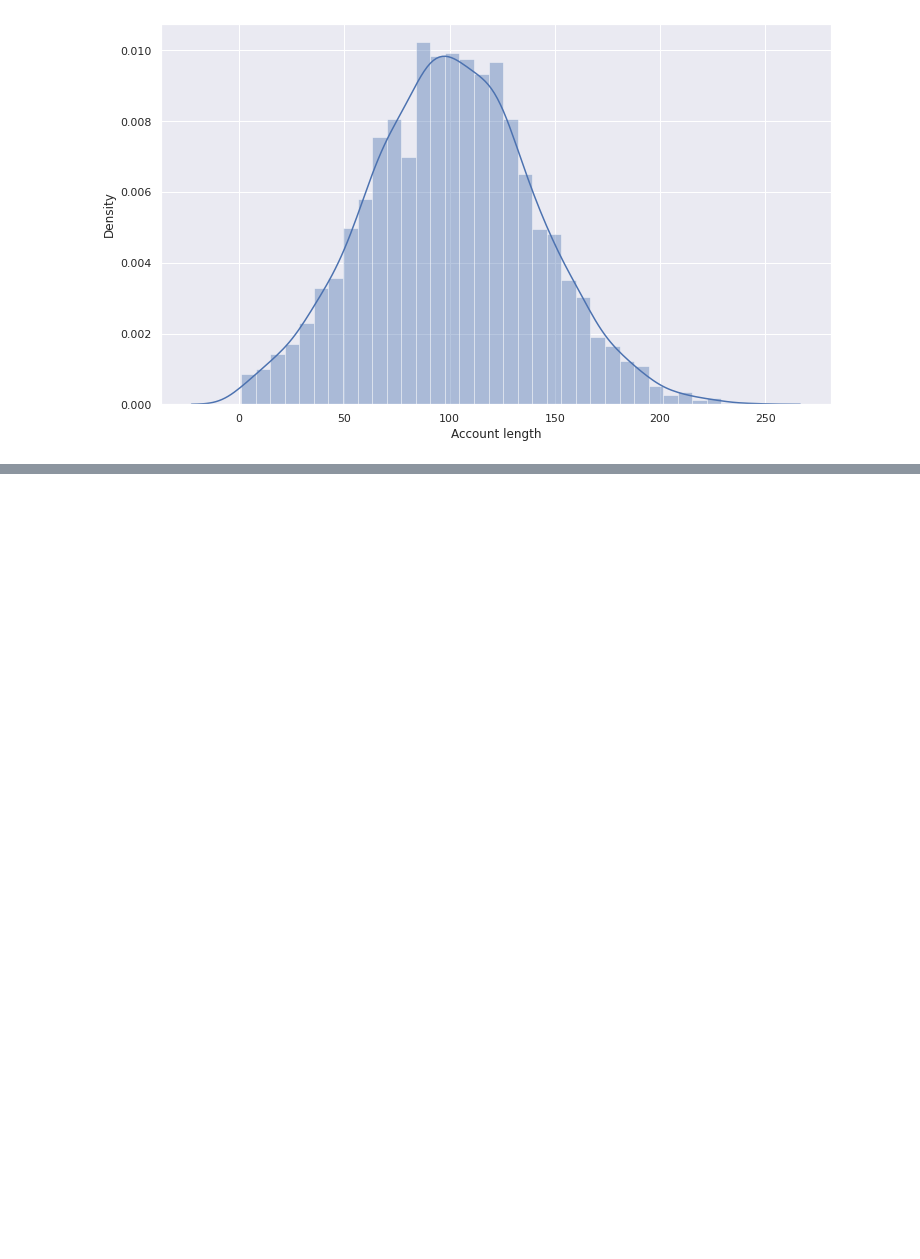
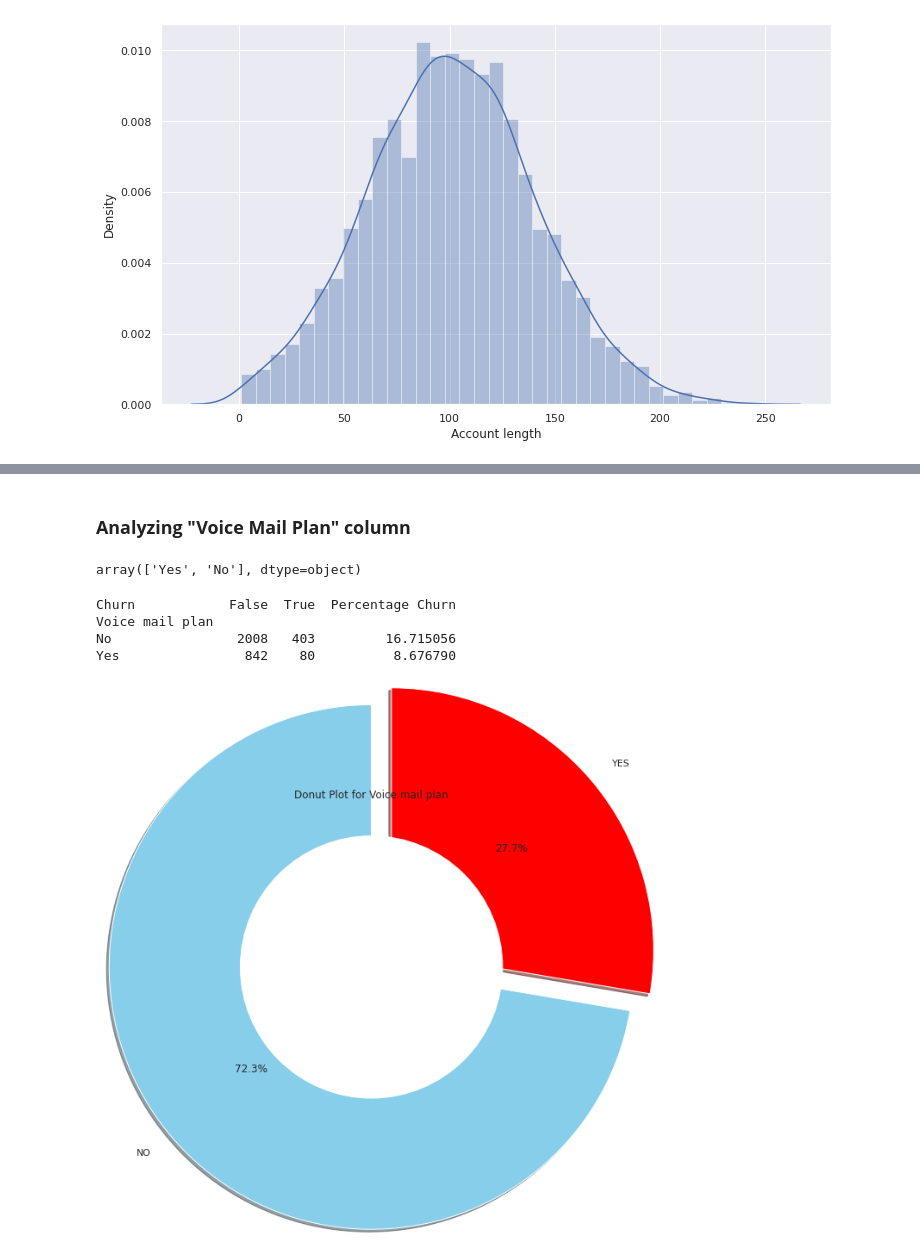
Before and after one commit to spradeepgit/Telecom_Churn_Analysis, a Jupyter notebook: Telecom_Churn_Analysis_Capstone_Project_2.ipynb, the cells around one changed output, grey strips where cells are left out. Drawn from its saved outputs; the diff is of its cells as text; code cells hidden in the pictures; blank space fills up the shorter version.

```diff
--- a/Telecom_Churn_Analysis_Capstone_Project_2.ipynb
+++ b/Telecom_Churn_Analysis_Capstone_Project_2.ipynb
@@ -408,0 +478,29 @@ sns.distplot(telecom_df['Account length'])
+# %% [markdown]
+### **Analyzing "Voice Mail Plan" column**
+# %%
+#show the unique value of the "Voice mail plan" column
+telecom_df["Voice mail plan"].unique()
+# %% [output]
+array(['Yes', 'No'], dtype=object)
+# %%
+#Calculate the Voice Mail Plan vs Churn percentage
+Voice_mail_plan_data = pd.crosstab(telecom_df["Voice mail plan"],telecom_df["Churn"])
+Voice_mail_plan_data['Percentage Churn'] = Voice_mail_plan_data.apply(lambda x : x[1]*100/(x[0]+x[1]),axis = 1)
+print(Voice_mail_plan_data)
+# %% [output]
+Churn            False  True  Percentage Churn
+Voice mail plan
+No                2008   403         16.715056
+Yes                842    80          8.676790
+# %%
+#To get the Donut Plot to analyze Voice mail plan
+data = telecom_df['Voice mail plan'].value_counts()
+explode = (0, 0.2)
+plt.pie(data, explode = explode,autopct='%1.1f%%',startangle=90,shadow=True,radius = 2.0, labels = ['NO','YES'],colors=['skyblue','red'])
+circle = plt.Circle( (0,0), 1, color='white')
+p=plt.gcf()
+p.gca().add_artist(circle)
+plt.title('Donut Plot for Voice mail plan')
+plt.show()
+# %% [output]
+[figure, added]
```
Also changed, not shown: parts of 21 cells of this notebook.
